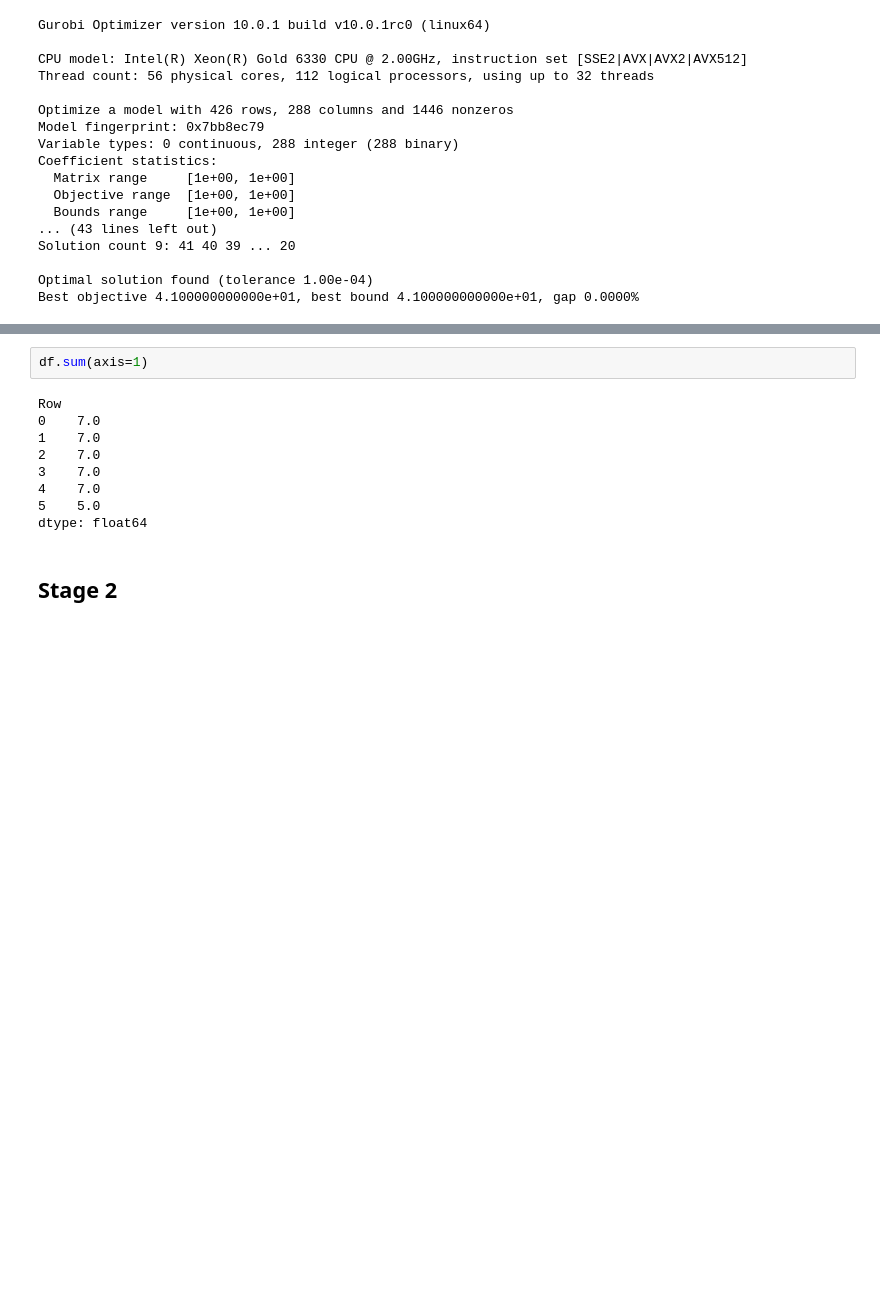
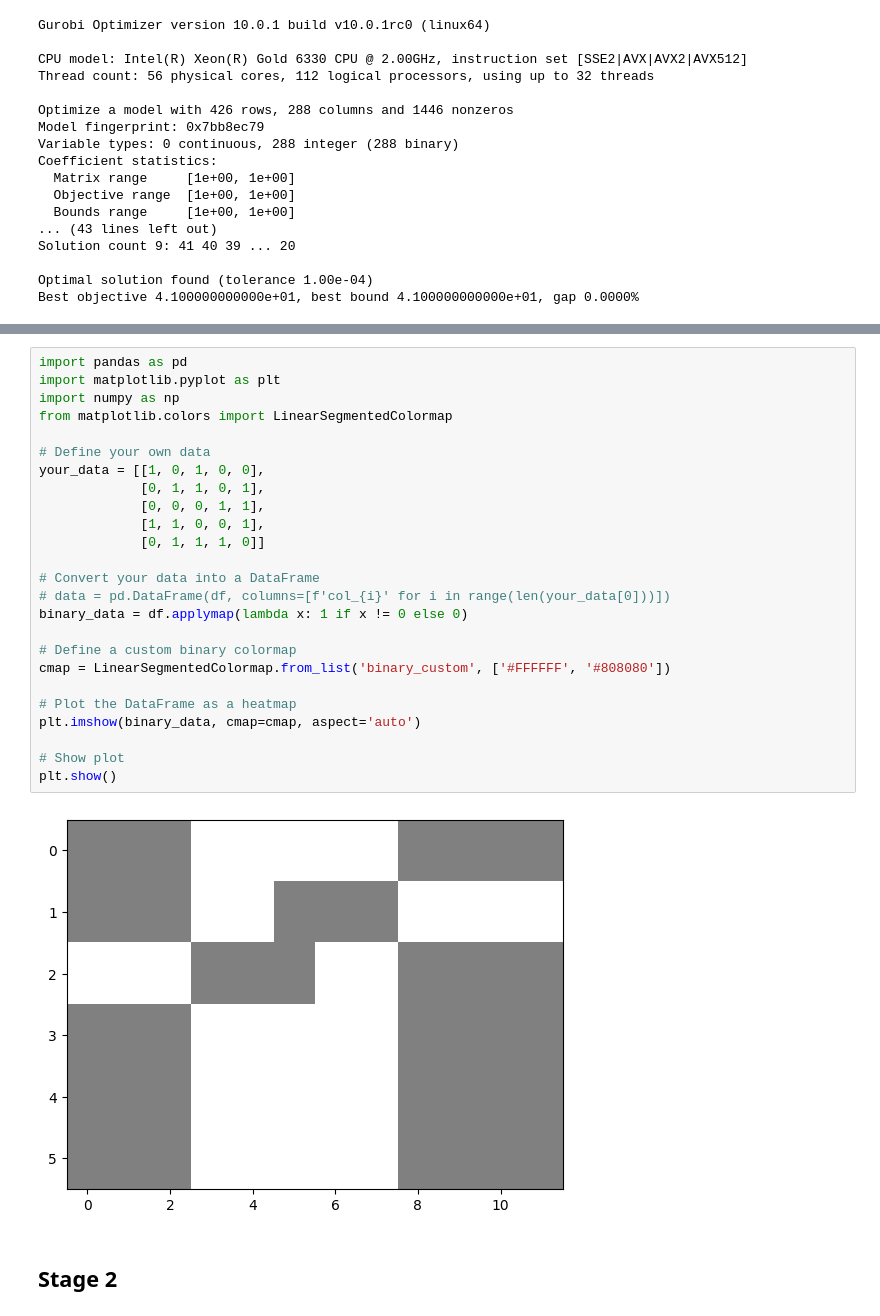
Before and after one commit to bonnkleiford/ReactorSchedule, a Jupyter notebook: deterministic_STAGE_1.ipynb, the cells around one changed output, grey strips where cells are left out. Saved outputs shown, nothing was run; the diff lists cells and outputs as text; blank space fills up the shorter version.

```diff
--- a/deterministic_STAGE_1.ipynb
+++ b/deterministic_STAGE_1.ipynb
@@ -252,14 +240,30 @@ Row
 # %%
-df.sum(axis=1)
+import pandas as pd
+import matplotlib.pyplot as plt
+import numpy as np
+from matplotlib.colors import LinearSegmentedColormap
+
+# Define your own data
+your_data = [[1, 0, 1, 0, 0],
+             [0, 1, 1, 0, 1],
+             [0, 0, 0, 1, 1],
+             [1, 1, 0, 0, 1],
+             [0, 1, 1, 1, 0]]
+
+# Convert your data into a DataFrame
+# data = pd.DataFrame(df, columns=[f'col_{i}' for i in range(len(your_data[0]))])
+binary_data = df.applymap(lambda x: 1 if x != 0 else 0)
+
+# Define a custom binary colormap
+cmap = LinearSegmentedColormap.from_list('binary_custom', ['#FFFFFF', '#808080'])
+
+# Plot the DataFrame as a heatmap
+plt.imshow(binary_data, cmap=cmap, aspect='auto')
+
+# Show plot
+plt.show()
 # %% [output]
-Row
-0    7.0
-1    7.0
-2    7.0
-3    7.0
-4    7.0
-5    5.0
-dtype: float64
+[figure, added]
 # %% [markdown]
 ## Stage 2
 # %%
```
Also changed, not shown: parts of 2 cells of this notebook, 1 other file.
